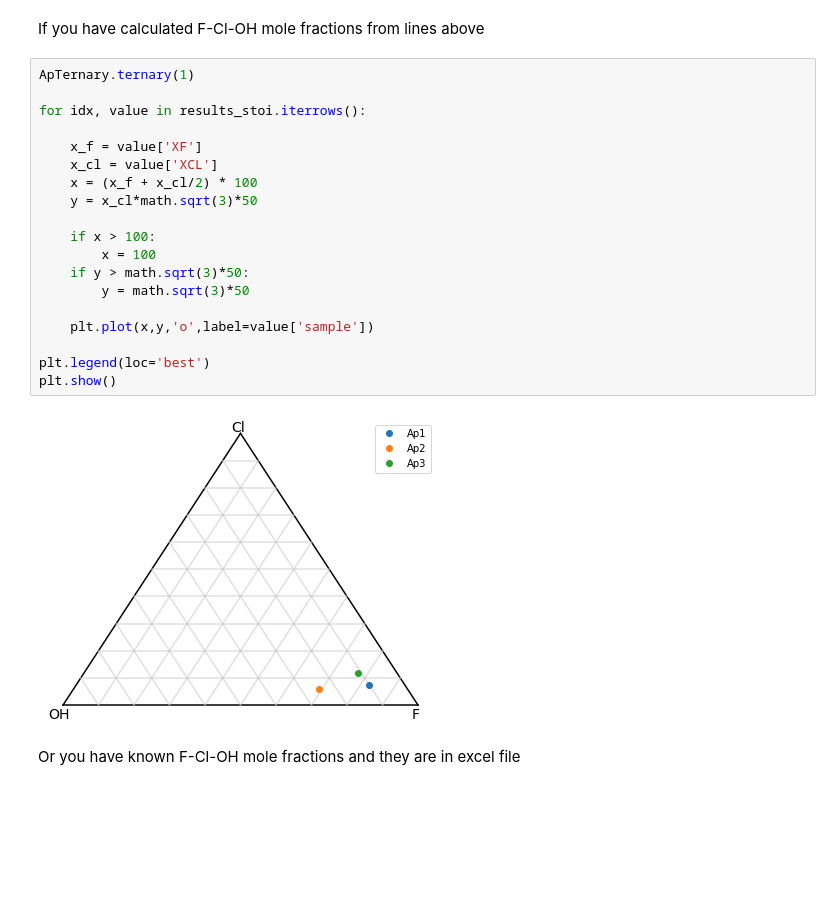
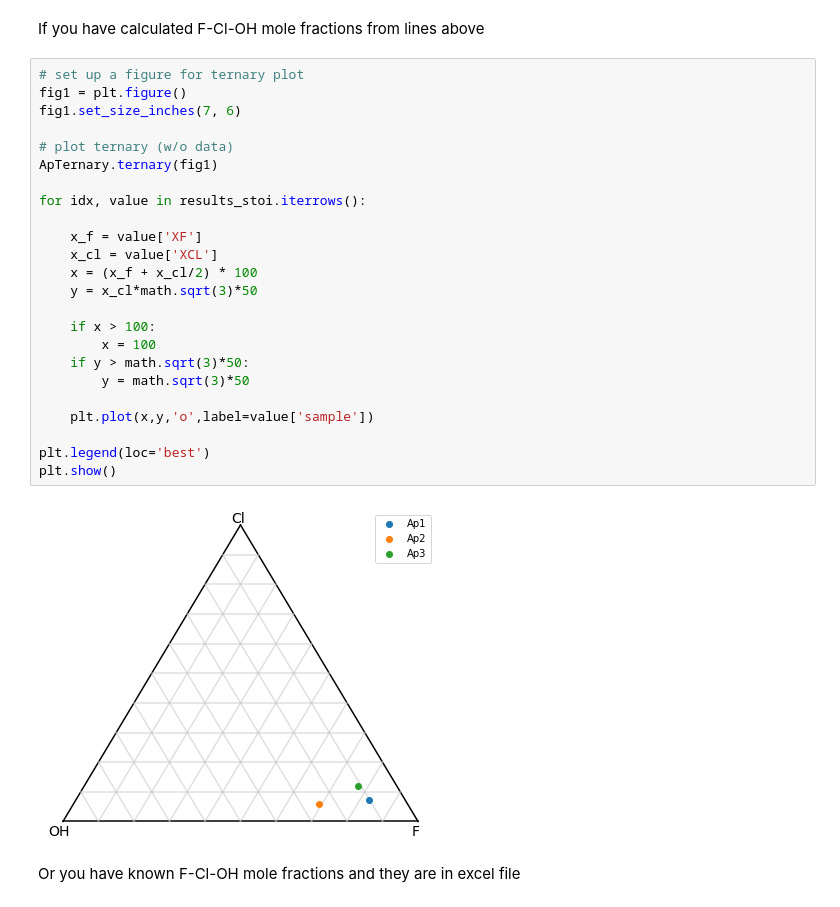
Before and after one commit to alexweiranli/pyAp, a Jupyter notebook: docs/source/plot_ternary_test_stoichiometry.ipynb, the cells around one changed output. Drawn from its saved outputs; the diff is of its cells as text; blank space fills up the shorter version.

Commit message:
changed ternary doc, apfu mc scripts

```diff
--- a/docs/source/plot_ternary_test_stoichiometry.ipynb
+++ b/docs/source/plot_ternary_test_stoichiometry.ipynb
@@ -67,26 +67,31 @@ Choose the data you would like to plot in ternary diagram
 # %% [markdown]
 If you have calculated F-Cl-OH mole fractions from lines above
 # %%
-ApTernary.ternary(1)
+# set up a figure for ternary plot
+fig1 = plt.figure()
+fig1.set_size_inches(7, 6)
+
+# plot ternary (w/o data)
+ApTernary.ternary(fig1)
 
 for idx, value in results_stoi.iterrows():
 
     x_f = value['XF']
     x_cl = value['XCL']
     x = (x_f + x_cl/2) * 100
     y = x_cl*math.sqrt(3)*50
 
     if x > 100:
         x = 100
     if y > math.sqrt(3)*50:
         y = math.sqrt(3)*50
 
     plt.plot(x,y,'o',label=value['sample'])
 
 plt.legend(loc='best')
 plt.show()
 # %% [output]
-[figure, old version]
+[figure, new version]
 # %% [markdown]
 Or you have known F-Cl-OH mole fractions and they are in excel file
 # %%
```
Also changed, not shown: parts of 2 cells of this notebook, 18 other files.
